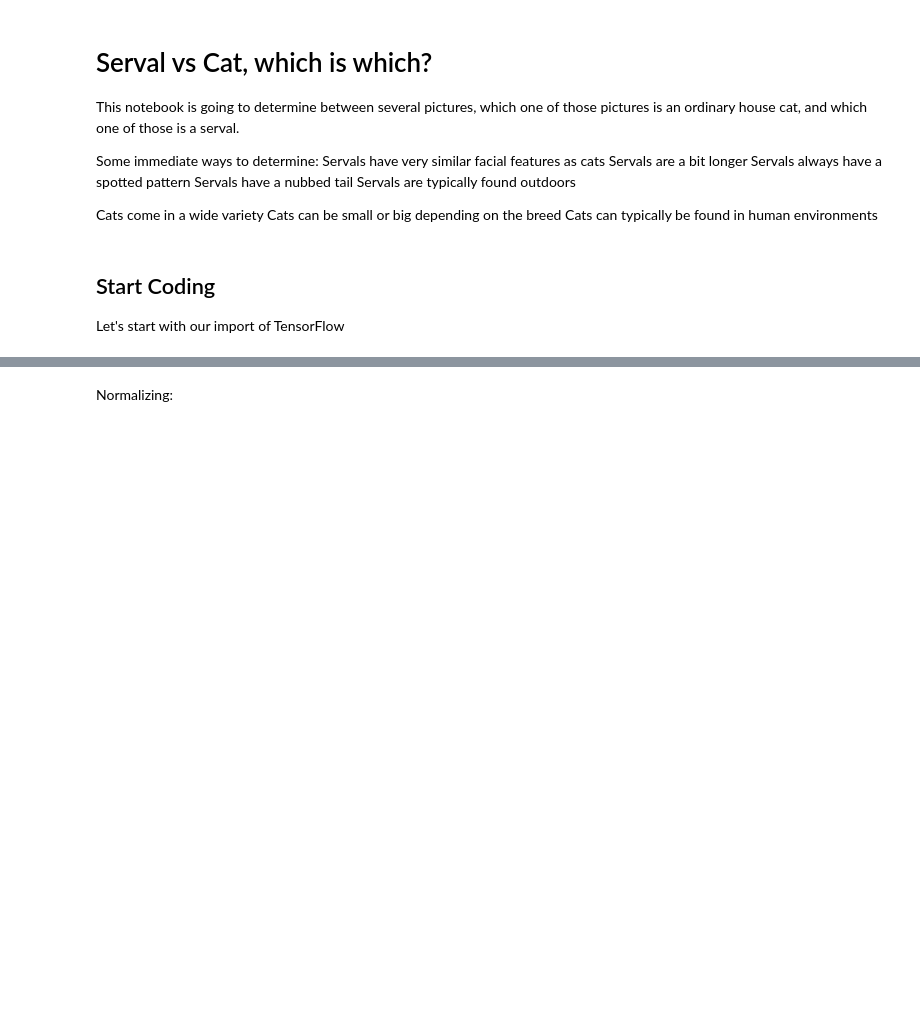
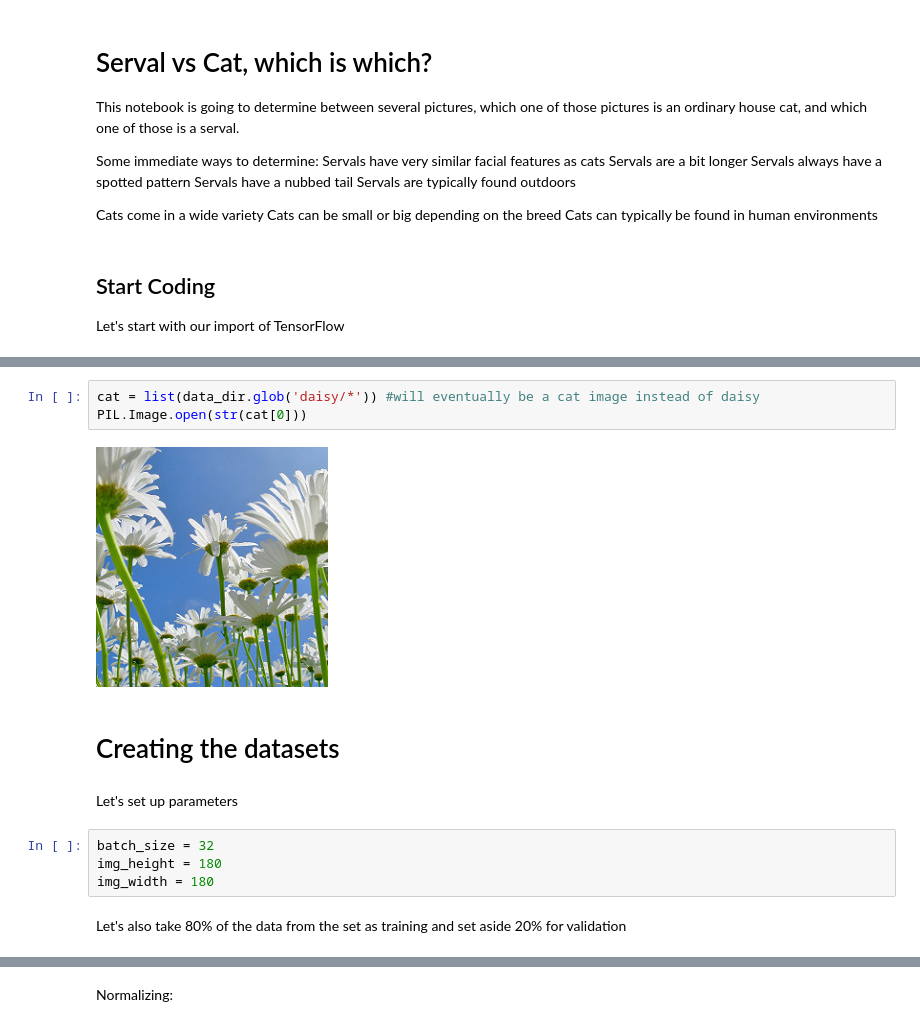
Before and after one commit to kevinles117/ad470-kt, a Jupyter notebook: serval/Serval_Notebook.ipynb, the cells around one changed output, grey strips where cells are left out. Saved outputs shown, nothing was run; the diff lists cells and outputs as text; blank space fills up the shorter version.

```diff
--- a/serval/Serval_Notebook.ipynb
+++ b/serval/Serval_Notebook.ipynb
@@ -45,0 +66,15 @@ Printing a training image, and a training labels:
+# %%
+cat = list(data_dir.glob('daisy/*')) #will eventually be a cat image instead of daisy
+PIL.Image.open(str(cat[0]))
+# %% [output]
+[figure, added]
+# %% [markdown]
+# Creating the datasets
+# %% [markdown]
+Let's set up parameters
+# %%
+batch_size = 32
+img_height = 180
+img_width = 180
+# %% [markdown]
+Let's also take 80% of the data from the set as training and set aside 20% for validation
```
Also changed, not shown: parts of 19 cells of this notebook.
